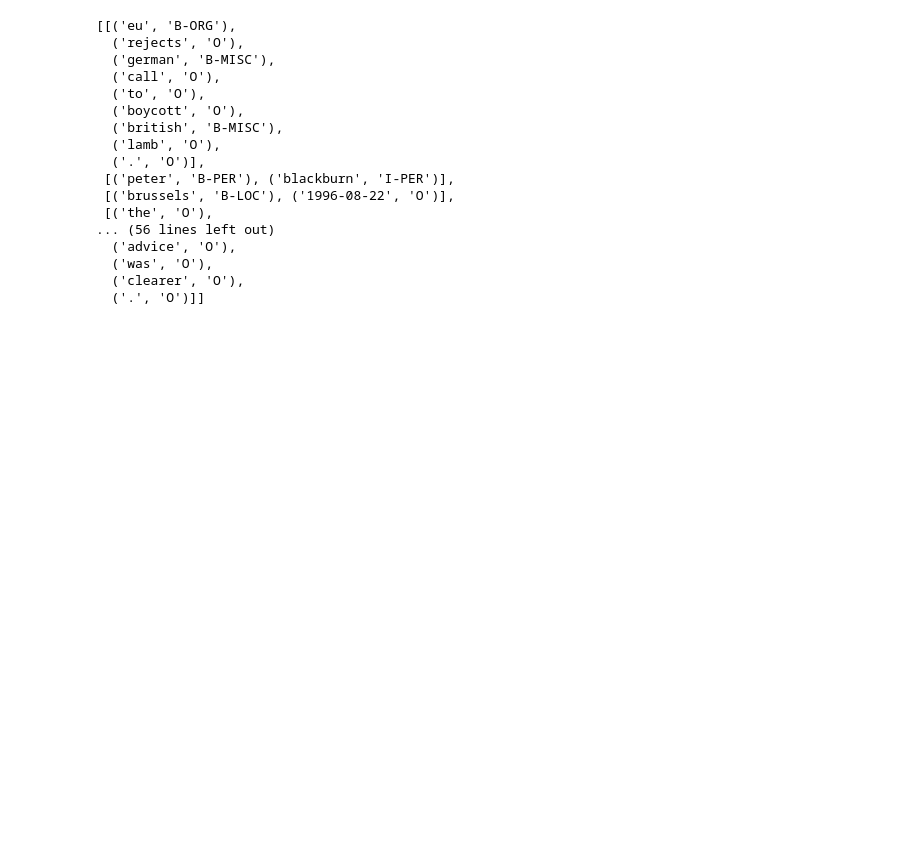
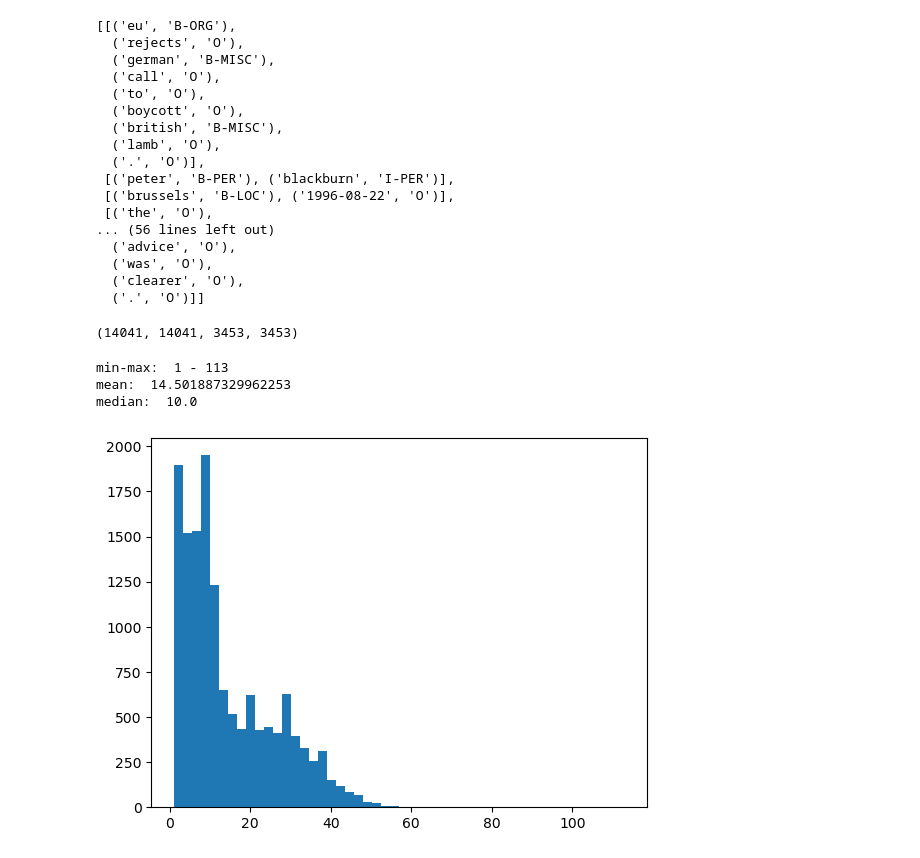
Before and after one commit to yugyeongh/encore_skn11, a Jupyter notebook: 07_nlp/05_text_classification/04_ner.ipynb, the cells around one changed output. Saved outputs shown, nothing was run; the diff lists cells and outputs as text; code cells hidden in the pictures; blank space fills up the shorter version.

```diff
--- a/07_nlp/05_text_classification/04_ner.ipynb
+++ b/07_nlp/05_text_classification/04_ner.ipynb
@@ -67,3 +62,36 @@ train_tagged_sents[:5]
   ('was', 'O'),
   ('clearer', 'O'),
   ('.', 'O')]]
+# %%
+def get_sents_and_labels(tagged_sentences):
+    inputs, labels = [], []
+
+    for sentence in tagged_sentences:
+        tokens, ner = zip(*sentence)
+
+        inputs.append(list(tokens))
+        labels.append(list(ner))
+
+    return inputs, labels       # 단어, ner을 반환
+# %%
+train_inputs, train_labels = get_sents_and_labels(train_tagged_sents)
+test_inputs, test_labels = get_sents_and_labels(test_tagged_sents)
+
+len(train_inputs), len(train_labels), len(test_inputs), len(test_labels)
+# %% [output]
+(14041, 14041, 3453, 3453)
+# %%
+# 데이터 길이 확인
+train_len = [len(seq) for seq in train_inputs]
+
+print('min-max: ', np.min(train_len), '-', np.max(train_len))
+print('mean: ', np.mean(train_len))
+print('median: ', np.median(train_len))
+
+plt.hist(train_len, bins=50)
+plt.show()
+# %% [output]
+min-max:  1 - 113
+mean:  14.501887329962253
+median:  10.0
+[figure, added]
```
Also changed, not shown: parts of 13 cells of this notebook, 5 other files.
